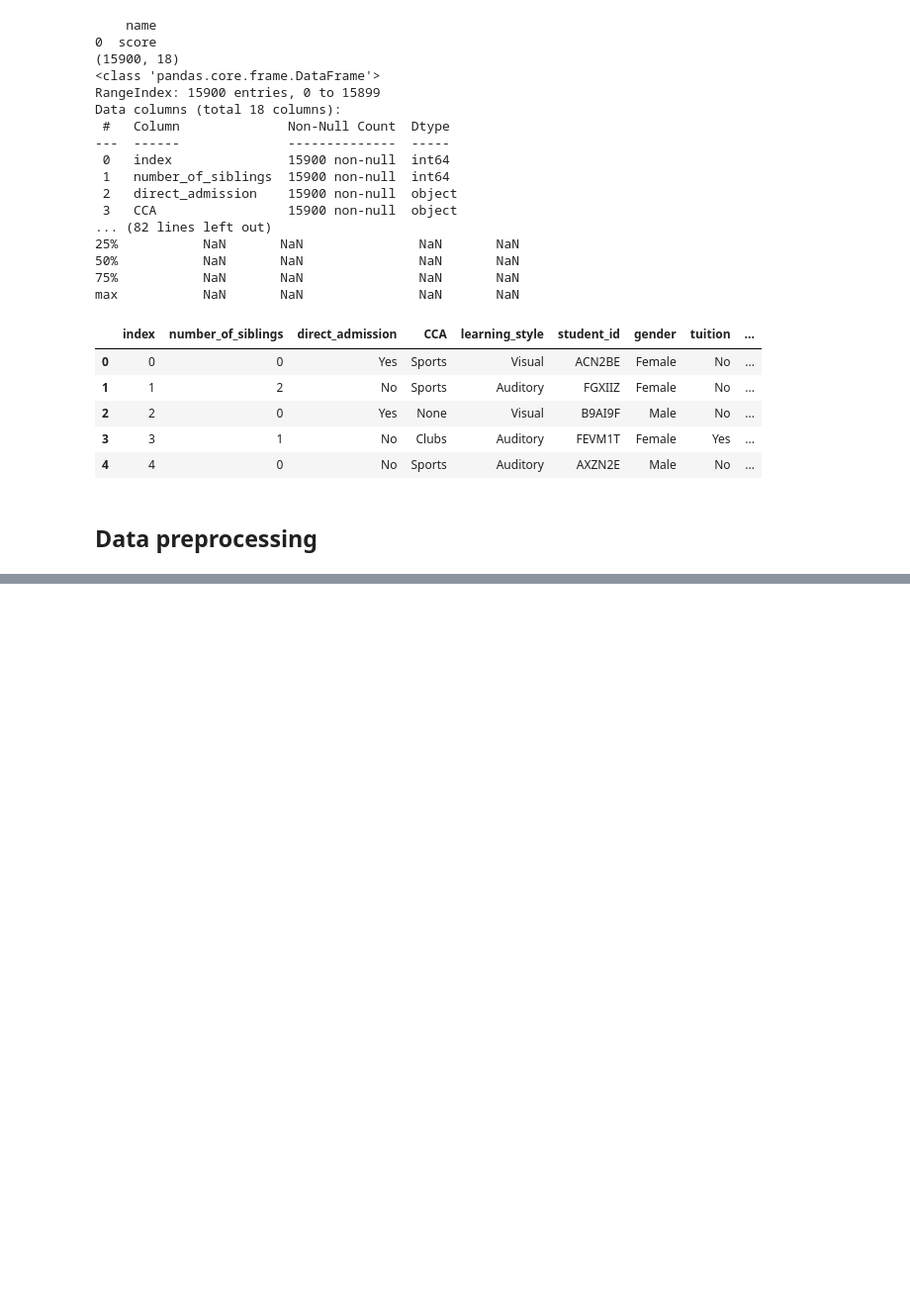
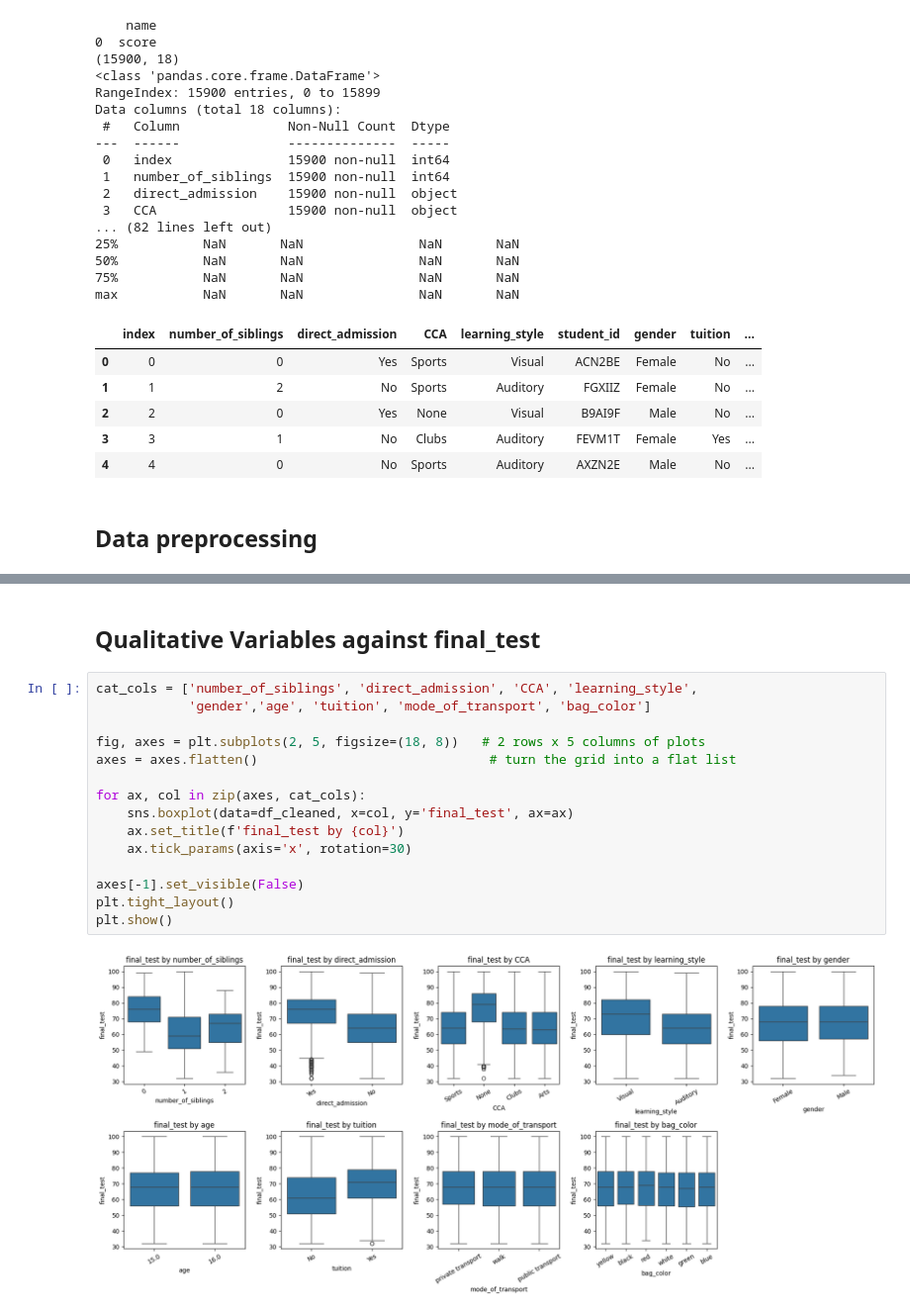
Before and after one commit to EdwardCKB/daily-ds, a Jupyter notebook: ml/clean-code/aiap-student-score-prediction.ipynb, the cells around one changed output, grey strips where cells are left out. Shown at 99% size. Drawn from its saved outputs; the diff is of its cells as text; blank space fills up the shorter version.

```diff
--- a/ml/clean-code/aiap-student-score-prediction.ipynb
+++ b/ml/clean-code/aiap-student-score-prediction.ipynb
@@ -114,0 +146,19 @@ def data_processing(df):
+# %% [markdown]
+## Qualitative Variables against final_test
+# %%
+cat_cols = ['number_of_siblings', 'direct_admission', 'CCA', 'learning_style',
+            'gender','age', 'tuition', 'mode_of_transport', 'bag_color']
+
+fig, axes = plt.subplots(2, 5, figsize=(18, 8))   # 2 rows x 5 columns of plots
+axes = axes.flatten()                              # turn the grid into a flat list
+
+for ax, col in zip(axes, cat_cols):
+    sns.boxplot(data=df_cleaned, x=col, y='final_test', ax=ax)
+    ax.set_title(f'final_test by {col}')
+    ax.tick_params(axis='x', rotation=30)
+
+axes[-1].set_visible(False)
+plt.tight_layout()
+plt.show()
+# %% [output]
+[figure, added]
```
Also changed, not shown: parts of 10 cells of this notebook.
